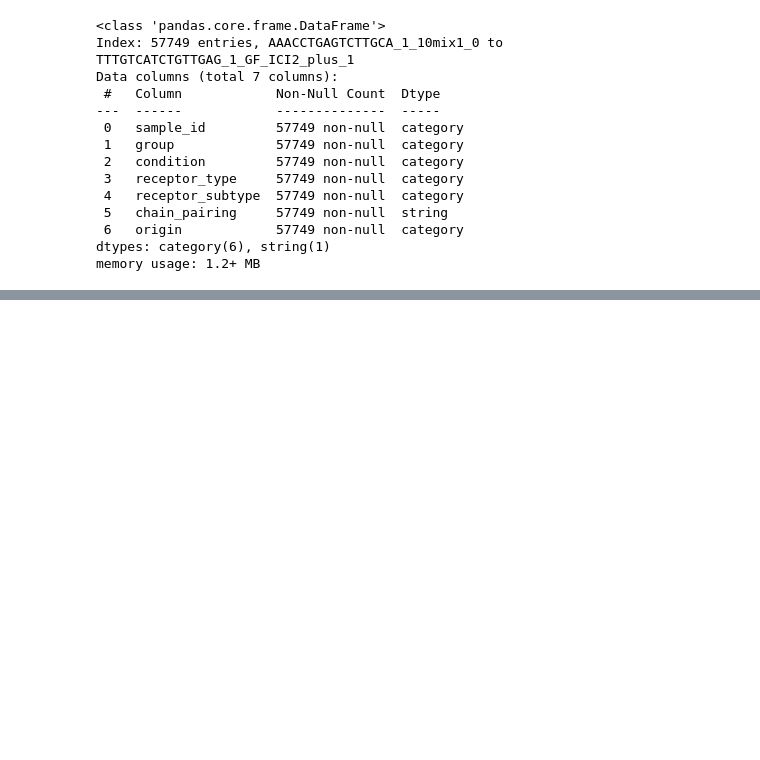
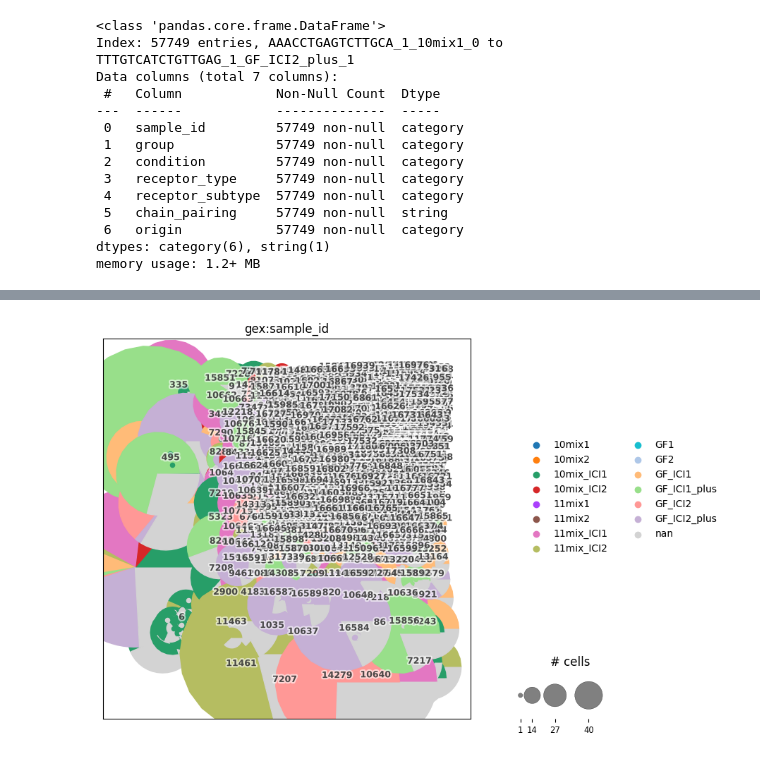
Before and after one commit to ErikaKvalem/honda_microbial_metabolites_2021, a Jupyter notebook: 20_scripts/40_single-cell-sorted-cd8/40_gex_surface_prot/012_tcr_integration_old.ipynb, the cells around one changed output, grey strips where cells are left out. Drawn from its saved outputs; the diff is of its cells as text; code cells hidden in the pictures; blank space fills up the shorter version.

```diff
--- a/20_scripts/40_single-cell-sorted-cd8/40_gex_surface_prot/012_tcr_integration_old.ipynb
+++ b/20_scripts/40_single-cell-sorted-cd8/40_gex_surface_prot/012_tcr_integration_old.ipynb
@@ -682,0 +709,10 @@ ir.tl.define_clonotypes(mdata, receptor_arms="all", dual_ir="primary_only")
+# %%
+_ = ir.pl.clonotype_network(
+mdata,
+color="gex:sample_id",
+label_fontsize=9,
+panel_size=(7, 7),
+base_size=20
+)
+# %% [output]
+[figure, added]
```
Also changed, not shown: parts of 8 cells of this notebook.
